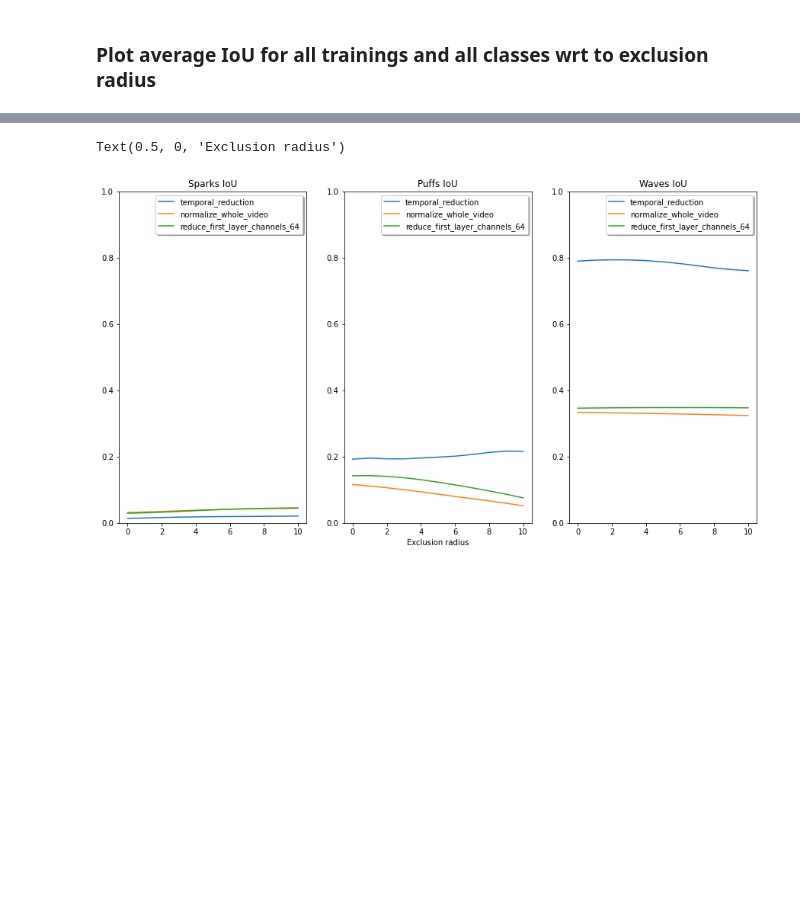
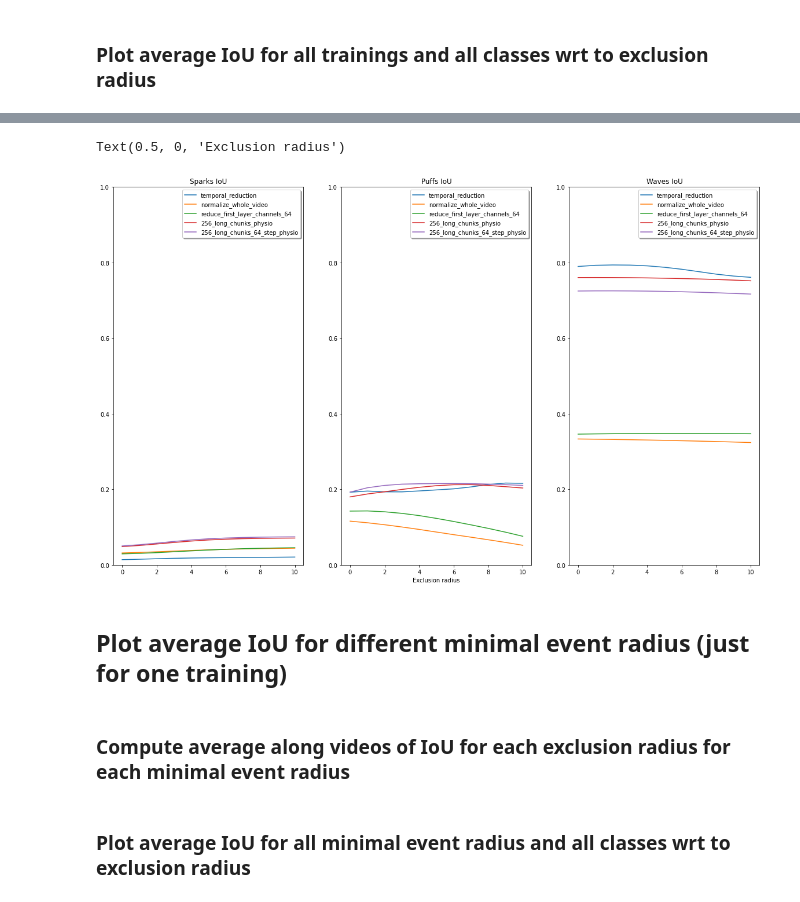
Before and after one commit to dottipr/sparks_project, a Jupyter notebook: sparks/validate UNet trainings.ipynb, the cells around one changed output, grey strips where cells are left out. Saved outputs shown, nothing was run; the diff lists cells and outputs as text; code cells hidden in the pictures; blank space fills up the shorter version.

```diff
--- a/sparks/validate UNet trainings.ipynb
+++ b/sparks/validate UNet trainings.ipynb
@@ -47,7 +45,9 @@ BASEDIR
 # %%
 training_names = ["temporal_reduction",
                   "normalize_whole_video",
-                  "reduce_first_layer_channels_64"
+                  "reduce_first_layer_channels_64",
+                  "256_long_chunks_physio",
+                  "256_long_chunks_64_step_physio"
                   ]
 
 epoch = 100000
@@ -513,7 +513,7 @@ ious_puffs_avg = {}
 ious_waves_avg = {}
 
 for training_name in training_names:
-    num_videos = len(ious_sparks_all_trainings[name])
+    num_videos = len(ious_sparks_all_trainings[training_name])
 
     ious_sparks_all_video = ious_sparks_all_trainings[training_name] # num videos x num exclusion radius
     ious_puffs_all_video = ious_puffs_all_trainings[training_name]
@@ -552,32 +558,32 @@ print(df)
 # %%
-fig, axs = plt.subplots(1, 3, sharex=True, figsize=(15,8))
+fig, axs = plt.subplots(1, 3, sharex=True, figsize=(20,12))
 fig.add_subplot(111, frameon=False)
-axs[0].plot(exclusion_radius_list, ious_sparks_avg[training_names[0]], label=training_names[0])
-axs[0].plot(exclusion_radius_list, ious_sparks_avg[training_names[1]], label=training_names[1])
-axs[0].plot(exclusion_radius_list, ious_sparks_avg[training_names[2]], label=training_names[2])
+
+for training_name in training_names:
+    axs[0].plot(exclusion_radius_list, ious_sparks_avg[training_name], label=training_name)
 
 axs[0].set_title('Sparks IoU')
 axs[0].set_ylim([0,1])
 axs[0].legend(shadow=True, fancybox=True)
 
-axs[1].plot(exclusion_radius_list, ious_puffs_avg[training_names[0]], label=training_names[0])
-axs[1].plot(exclusion_radius_list, ious_puffs_avg[training_names[1]], label=training_names[1])
-axs[1].plot(exclusion_radius_list, ious_puffs_avg[training_names[2]], label=training_names[2])
+for training_name in training_names:
+    axs[1].plot(exclusion_radius_list, ious_puffs_avg[training_name], label=training_name)
 
 axs[1].set_title('Puffs IoU')
 axs[1].set_ylim([0,1])
 axs[1].legend(shadow=True, fancybox=True)
 
-axs[2].plot(exclusion_radius_list, ious_waves_avg[training_names[0]], label=training_names[0])
-axs[2].plot(exclusion_radius_list, ious_waves_avg[training_names[1]], label=training_names[1])
-axs[2].plot(exclusion_radius_list, ious_waves_avg[training_names[2]], label=training_names[2])
+for training_name in training_names:
+    axs[2].plot(exclusion_radius_list, ious_waves_avg[training_name], label=training_name)
 
 axs[2].set_title('Waves IoU')
 axs[2].set_ylim([0,1])
 axs[2].legend(shadow=True, fancybox=True)
 
 plt.tick_params(labelcolor='none', which='both', top=False, bottom=False, left=False, right=False)
 plt.xlabel("Exclusion radius")
 # %% [output]
 Text(0.5, 0, 'Exclusion radius')
-[figure, old version]
+[figure, new version]
+# %% [markdown]
+## Plot average IoU for different minimal event radius (just for one training)
@@ -583,0 +669,2 @@ Text(0.5, 0, 'Exclusion radius')
+# %% [markdown]
+### Compute average along videos of IoU for each exclusion radius for each minimal event radius
@@ -583,0 +686,2 @@ Text(0.5, 0, 'Exclusion radius')
+# %% [markdown]
+### Plot average IoU for all minimal event radius and all classes wrt to exclusion radius
```
Also changed, not shown: parts of 33 cells of this notebook, 9 other files.
